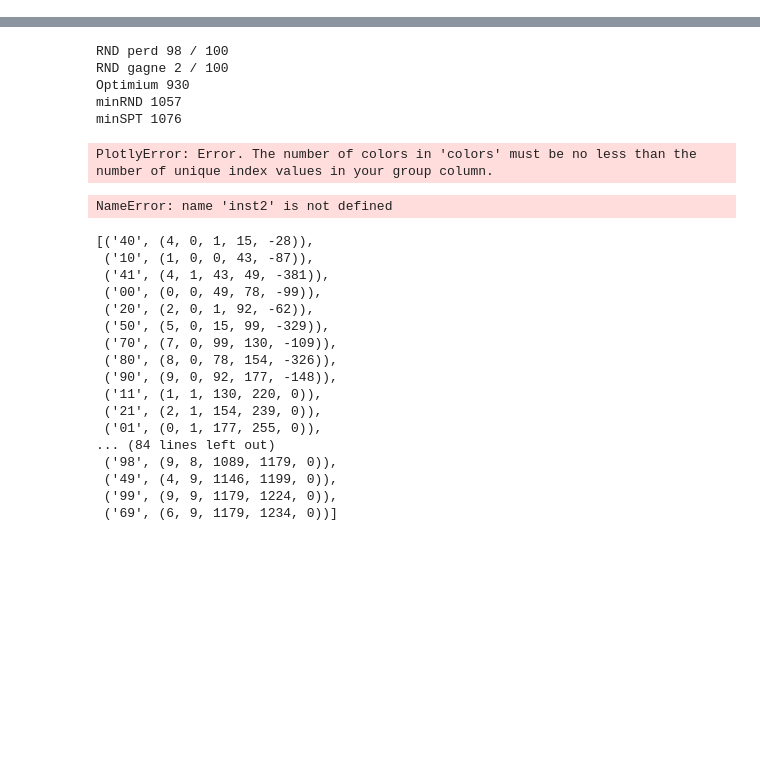
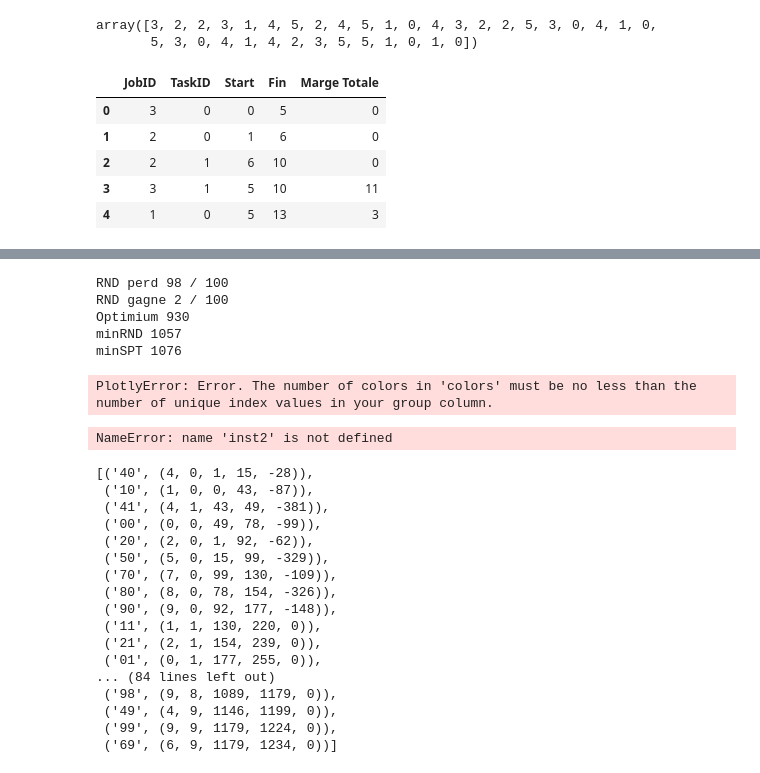
Before and after one commit to PDEUXA/AP, a Jupyter notebook: Notebook.ipynb, the cells around one changed output, grey strips where cells are left out. Saved outputs shown, nothing was run; the diff lists cells and outputs as text; code cells hidden in the pictures; blank space fills up the shorter version.

Commit message:
MaJ du calcul du chemin critique MaJ résultat dans un dataframe Maj Marge Maj Index chemin critique

```diff
--- a/Notebook.ipynb
+++ b/Notebook.ipynb
@@ -21,3 +21,20 @@ plot_gantt(inst, by= "JOB", grouping = True)
 plot_gantt(inst, by= "JOB", grouping = True, color='Critical')
 # %% [output]
 [interactive output not drawn]
+# %%
+affichage_repetition(inst)
+# %% [output]
+array([3, 2, 2, 3, 1, 4, 5, 2, 4, 5, 1, 0, 4, 3, 2, 2, 5, 3, 0, 4, 1, 0,
+       5, 3, 0, 4, 1, 4, 2, 3, 5, 5, 1, 0, 1, 0])
+# %%
+import pandas as pd
+import numpy as np
+df = sort_task(inst, dataframe=True)
+df.head()
+# %% [output]
+|  | JobID | TaskID | Start | Fin | Marge Totale |
+| 0 | 3 | 0 | 0 | 5 | 0 |
+| 1 | 2 | 0 | 1 | 6 | 0 |
+| 2 | 2 | 1 | 6 | 10 | 0 |
+| 3 | 3 | 1 | 5 | 10 | 11 |
+| 4 | 1 | 0 | 5 | 13 | 3 |
```
Also changed, not shown: parts of 4 cells of this notebook, 6 other files.
